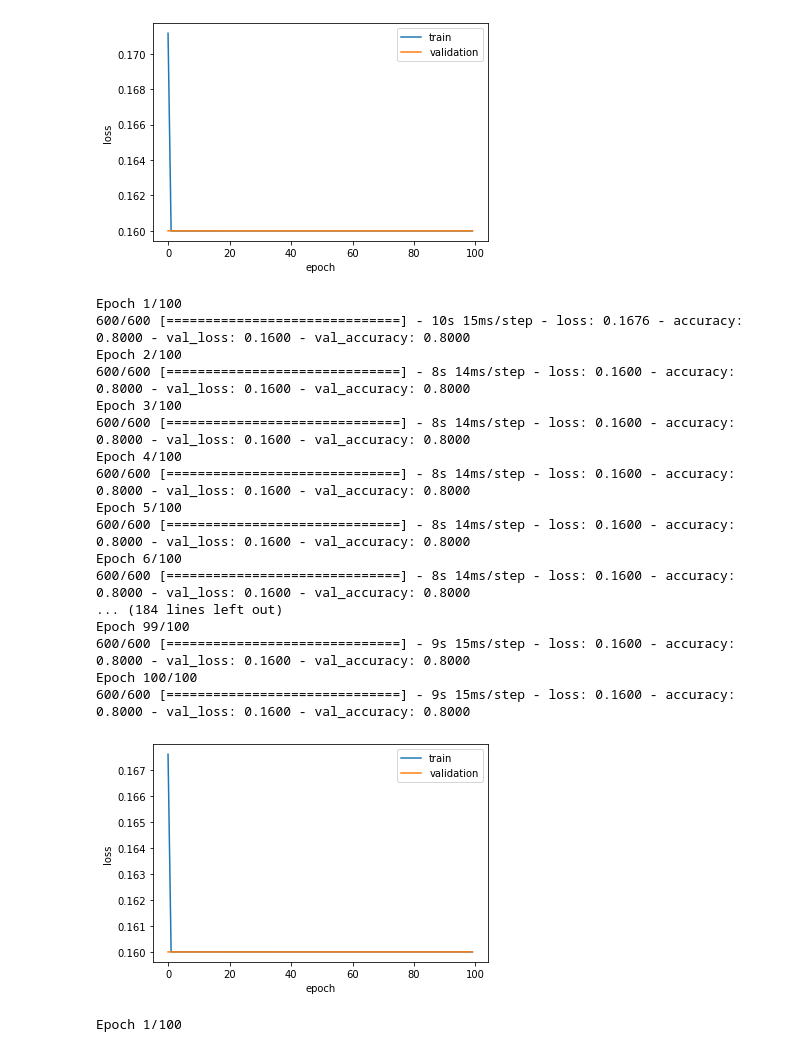
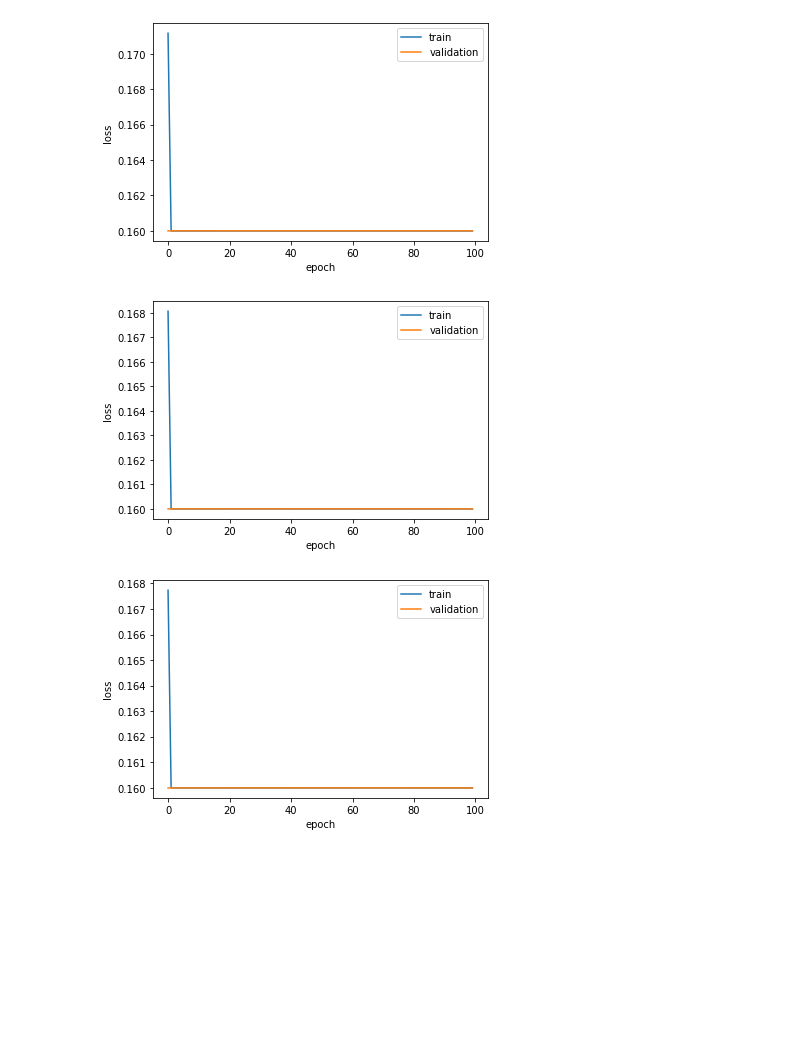
Before and after one commit to 202169601/cw1, a Jupyter notebook: Untitled0.ipynb, the cells around one changed output. Cells and saved outputs as stored; diff of their text form; code cells hidden in the pictures; blank space fills up the shorter version.

```diff
--- a/Untitled0.ipynb
+++ b/Untitled0.ipynb
@@ -238,35 +238,18 @@ plt.show()
 [figure]
 # %%
 model5=my_model2_make(3,10)
-history5=model5.fit(trainx,trainy_data,validation_split=0.1,epochs=100,batch_size=300)
+history5=model5.fit(trainx,trainy_data,validation_split=0.1,epochs=100,batch_size=300,verbose=0)
 plt.plot(history5.history['loss'])
 plt.plot(history5.history['val_loss'])
 plt.ylabel('loss')
 plt.xlabel('epoch')
 plt.legend(['train', 'validation'], loc='upper right')
 plt.show()
 # %% [output]
-Epoch 1/100
-600/600 [==============================] - 10s 15ms/step - loss: 0.1676 - accuracy: 0.8000 - val_loss: 0.1600 - val_accuracy: 0.8000
-Epoch 2/100
-600/600 [==============================] - 8s 14ms/step - loss: 0.1600 - accuracy: 0.8000 - val_loss: 0.1600 - val_accuracy: 0.8000
-Epoch 3/100
-600/600 [==============================] - 8s 14ms/step - loss: 0.1600 - accuracy: 0.8000 - val_loss: 0.1600 - val_accuracy: 0.8000
-Epoch 4/100
-600/600 [==============================] - 8s 14ms/step - loss: 0.1600 - accuracy: 0.8000 - val_loss: 0.1600 - val_accuracy: 0.8000
-Epoch 5/100
-600/600 [==============================] - 8s 14ms/step - loss: 0.1600 - accuracy: 0.8000 - val_loss: 0.1600 - val_accuracy: 0.8000
-Epoch 6/100
-600/600 [==============================] - 8s 14ms/step - loss: 0.1600 - accuracy: 0.8000 - val_loss: 0.1600 - val_accuracy: 0.8000
-... (184 lines left out)
-Epoch 99/100
-600/600 [==============================] - 9s 15ms/step - loss: 0.1600 - accuracy: 0.8000 - val_loss: 0.1600 - val_accuracy: 0.8000
-Epoch 100/100
-600/600 [==============================] - 9s 15ms/step - loss: 0.1600 - accuracy: 0.8000 - val_loss: 0.1600 - val_accuracy: 0.8000
-[figure, old version]
+[figure, new version]
 # %%
 model6=my_model2_make(3,100)
-history6=model6.fit(trainx,trainy_data,validation_split=0.1,epochs=100,batch_size=300)
+history6=model6.fit(trainx,trainy_data,validation_split=0.1,epochs=100,batch_size=300,verbose=0)
 plt.plot(history6.history['loss'])
 plt.plot(history6.history['val_loss'])
 plt.ylabel('loss')
@@ -274,4 +257,4 @@ plt.xlabel('epoch')
 plt.legend(['train', 'validation'], loc='upper right')
 plt.show()
 # %% [output]
-Epoch 1/100
+[figure, added]
```
